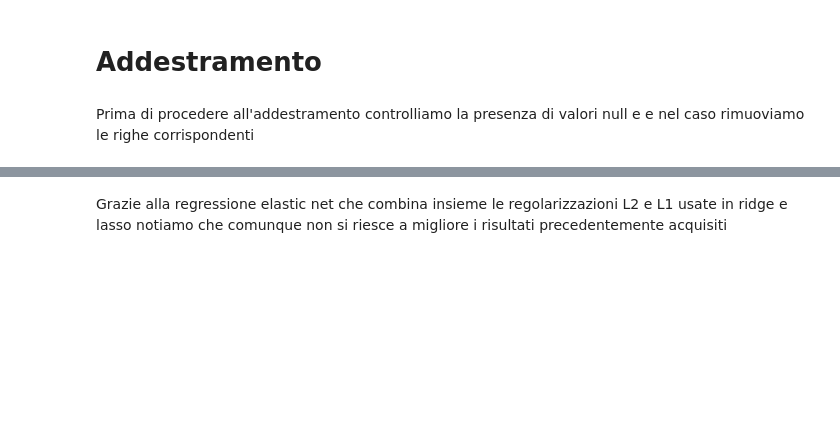
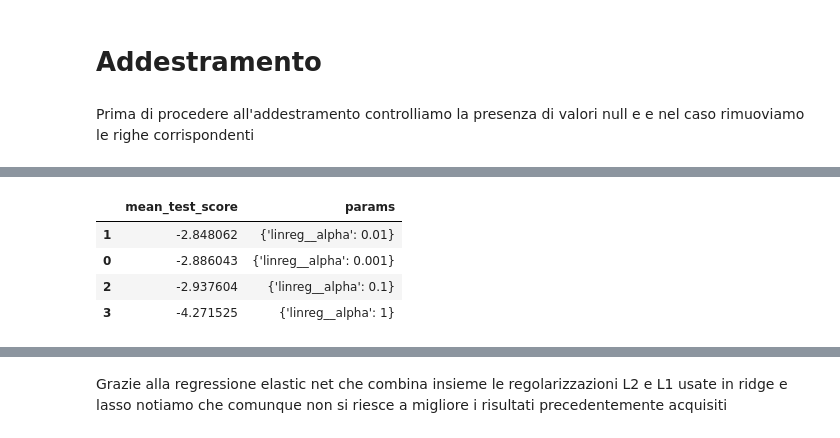
Before and after one commit to sergiorolnic/datascience, a Jupyter notebook: datascience_project.ipynb, the cells around one changed output, grey strips where cells are left out. Saved outputs shown, nothing was run; the diff lists cells and outputs as text; code cells hidden in the pictures; blank space fills up the shorter version.

```diff
--- a/datascience_project.ipynb
+++ b/datascience_project.ipynb
@@ -258,16 +385,22 @@ from sklearn.model_selection import GridSearchCV
 # %%
 model = Pipeline([
     ("scale",  StandardScaler(with_mean=False)),
     ("linreg", Lasso())
 ])
 grid = {
     "linreg__alpha": [0.001,0.01, 0.1, 1]
     }
 gs = GridSearchCV(model, param_grid=grid, scoring="neg_mean_squared_error", cv=5)
 result = gs.fit(X_data, Y_data)
 lasso_model = result.best_estimator_
-sel = ["mean_test_score","params"]
-pd.DataFrame(gs.cv_results_).sort_values("mean_test_score", ascending=False)[sel]
+select = ["mean_test_score","params"]
+pd.DataFrame(gs.cv_results_).sort_values("mean_test_score", ascending=False)[select]
+# %% [output]
+|  | mean_test_score | params |
+| 1 | -2.848062 | {'linreg__alpha': 0.01} |
+| 0 | -2.886043 | {'linreg__alpha': 0.001} |
+| 2 | -2.937604 | {'linreg__alpha': 0.1} |
+| 3 | -4.271525 | {'linreg__alpha': 1} |
 # %%
 model = Pipeline([
     ("scale",  StandardScaler(with_mean=False)),
```
Also changed, not shown: parts of 66 cells of this notebook.
